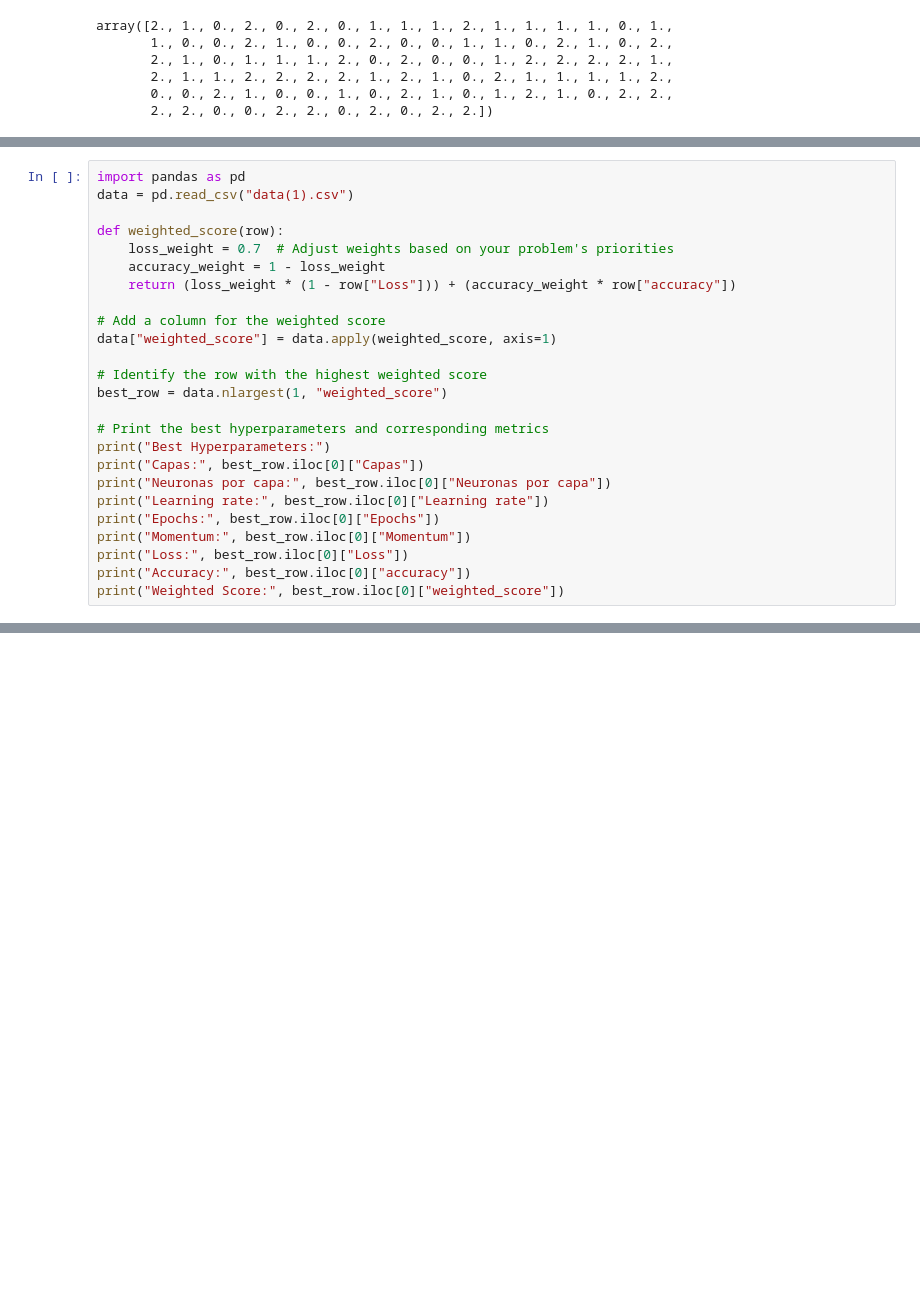
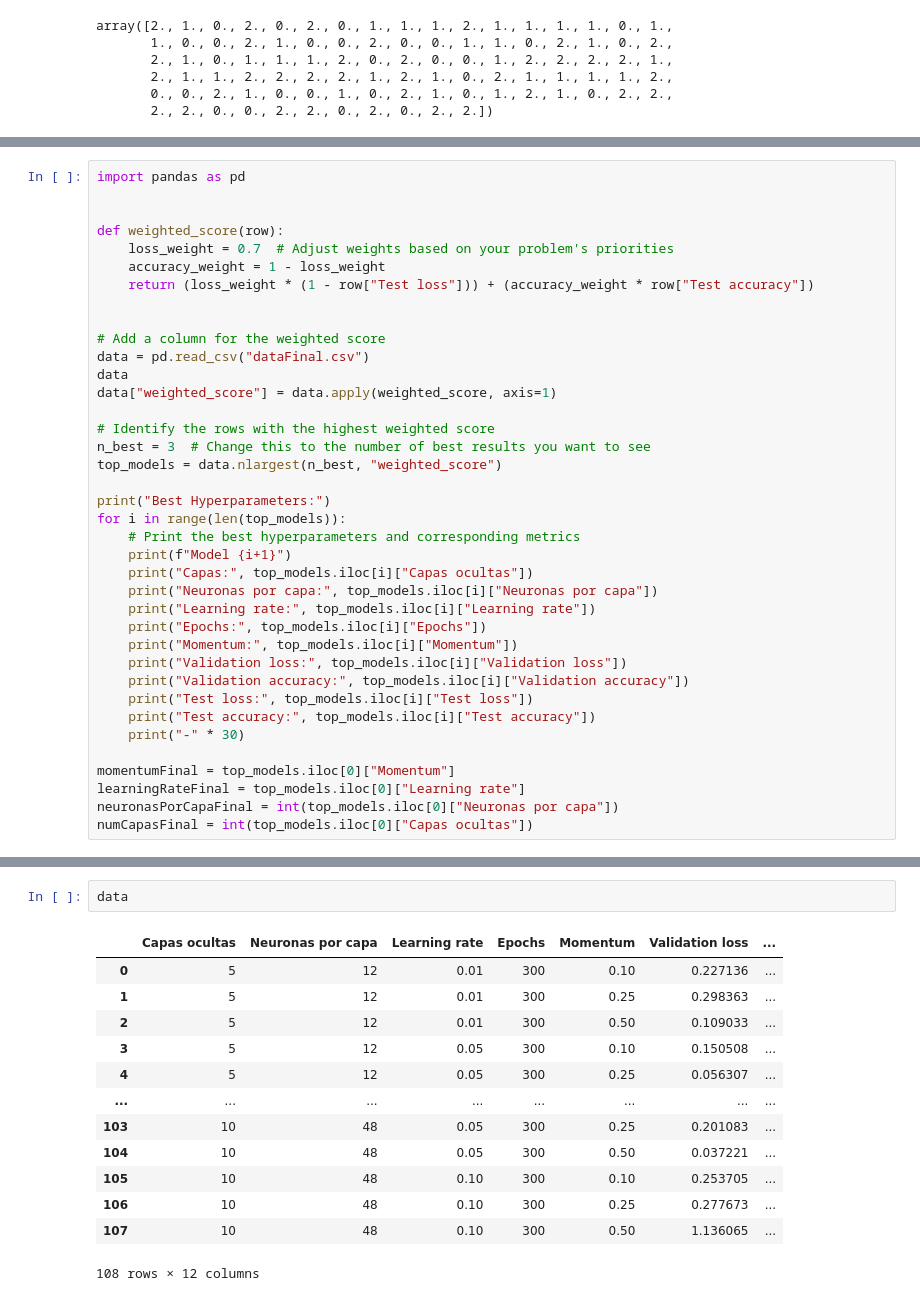
Before and after one commit to Cachaza/IA_LAB02_MLP, a Jupyter notebook: L2P2-MLP_Lirios.ipynb, the cells around one changed output, grey strips where cells are left out. Drawn from its saved outputs; the diff is of its cells as text; blank space fills up the shorter version.

```diff
--- a/L2P2-MLP_Lirios.ipynb
+++ b/L2P2-MLP_Lirios.ipynb
@@ -203,27 +219,40 @@ Epoch 24/200
 # %%
 import pandas as pd
-data = pd.read_csv("data(1).csv")
+
 
 def weighted_score(row):
     loss_weight = 0.7  # Adjust weights based on your problem's priorities
     accuracy_weight = 1 - loss_weight
-    return (loss_weight * (1 - row["Loss"])) + (accuracy_weight * row["accuracy"])
+    return (loss_weight * (1 - row["Test loss"])) + (accuracy_weight * row["Test accuracy"])
+
 
 # Add a column for the weighted score
+data = pd.read_csv("dataFinal.csv")
+data
 data["weighted_score"] = data.apply(weighted_score, axis=1)
 
-# Identify the row with the highest weighted score
-best_row = data.nlargest(1, "weighted_score")
+# Identify the rows with the highest weighted score
+n_best = 3  # Change this to the number of best results you want to see
+top_models = data.nlargest(n_best, "weighted_score")
 
-# Print the best hyperparameters and corresponding metrics
 print("Best Hyperparameters:")
-print("Capas:", best_row.iloc[0]["Capas"])
-print("Neuronas por capa:", best_row.iloc[0]["Neuronas por capa"])
-print("Learning rate:", best_row.iloc[0]["Learning rate"])
-print("Epochs:", best_row.iloc[0]["Epochs"])
-print("Momentum:", best_row.iloc[0]["Momentum"])
-print("Loss:", best_row.iloc[0]["Loss"])
-print("Accuracy:", best_row.iloc[0]["accuracy"])
-print("Weighted Score:", best_row.iloc[0]["weighted_score"])
+for i in range(len(top_models)):
+    # Print the best hyperparameters and corresponding metrics
+    print(f"Model {i+1}")
+    print("Capas:", top_models.iloc[i]["Capas ocultas"])
+    print("Neuronas por capa:", top_models.iloc[i]["Neuronas por capa"])
+    print("Learning rate:", top_models.iloc[i]["Learning rate"])
+    print("Epochs:", top_models.iloc[i]["Epochs"])
+    print("Momentum:", top_models.iloc[i]["Momentum"])
+    print("Validation loss:", top_models.iloc[i]["Validation loss"])
+    print("Validation accuracy:", top_models.iloc[i]["Validation accuracy"])
+    print("Test loss:", top_models.iloc[i]["Test loss"])
+    print("Test accuracy:", top_models.iloc[i]["Test accuracy"])
+    print("-" * 30)
+
+momentumFinal = top_models.iloc[0]["Momentum"]
+learningRateFinal = top_models.iloc[0]["Learning rate"]
+neuronasPorCapaFinal = int(top_models.iloc[0]["Neuronas por capa"])
+numCapasFinal = int(top_models.iloc[0]["Capas ocultas"])
 # %% [output]
 Best Hyperparameters:
@@ -238 +315,17 @@ Weighted Score: 0.987390267290175
+# %%
+data
+# %% [output]
+|  | Capas ocultas | Neuronas por capa | Learning rate | Epochs | Momentum | Validation loss | ... |
+| 0 | 5 | 12 | 0.01 | 300 | 0.10 | 0.227136 | ... |
+| 1 | 5 | 12 | 0.01 | 300 | 0.25 | 0.298363 | ... |
+| 2 | 5 | 12 | 0.01 | 300 | 0.50 | 0.109033 | ... |
+| 3 | 5 | 12 | 0.05 | 300 | 0.10 | 0.150508 | ... |
+| 4 | 5 | 12 | 0.05 | 300 | 0.25 | 0.056307 | ... |
+| ... | ... | ... | ... | ... | ... | ... | ... |
+| 103 | 10 | 48 | 0.05 | 300 | 0.25 | 0.201083 | ... |
+| 104 | 10 | 48 | 0.05 | 300 | 0.50 | 0.037221 | ... |
+| 105 | 10 | 48 | 0.10 | 300 | 0.10 | 0.253705 | ... |
+| 106 | 10 | 48 | 0.10 | 300 | 0.25 | 0.277673 | ... |
+| 107 | 10 | 48 | 0.10 | 300 | 0.50 | 1.136065 | ... |
+108 rows × 12 columns
 # %%
```
Also changed, not shown: parts of 12 cells of this notebook.
